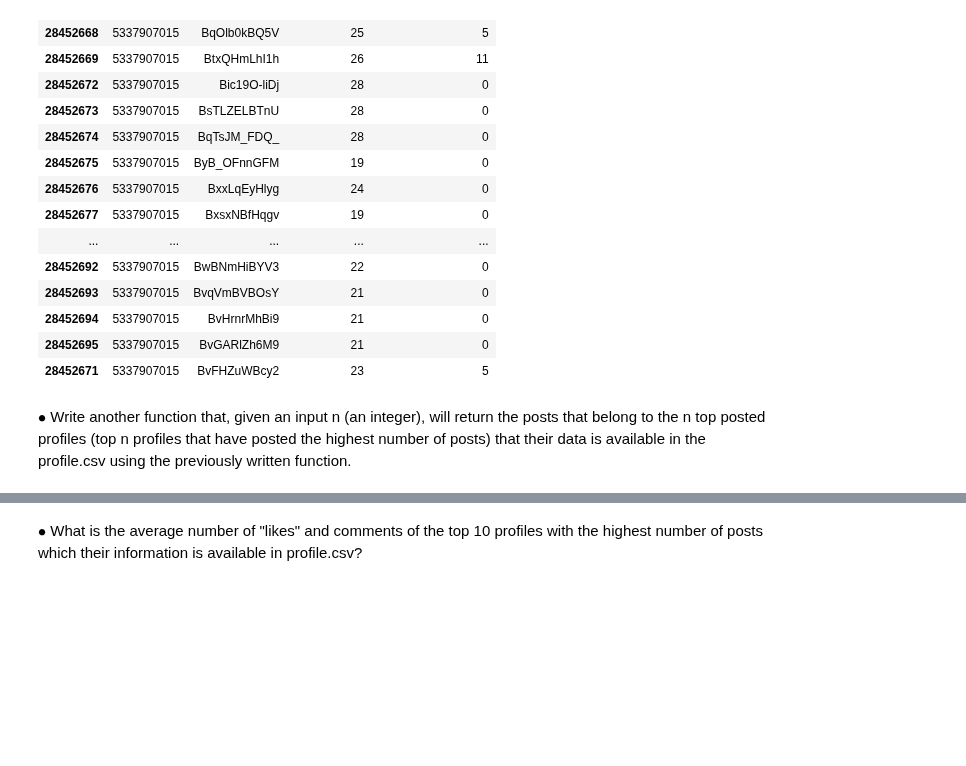
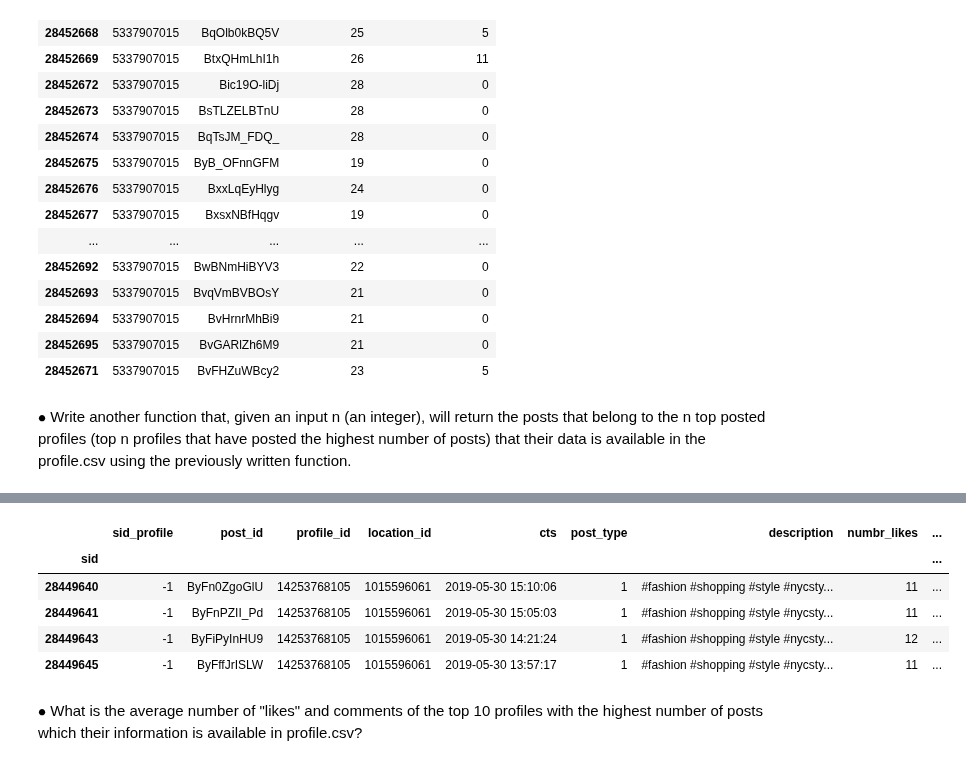
Before and after one commit to Prot10/ADM_HW_2, a Jupyter notebook: adm-andrea.ipynb, the cells around one changed output, grey strips where cells are left out. Saved outputs shown, nothing was run; the diff lists cells and outputs as text; code cells hidden in the pictures; blank space fills up the shorter version.

```diff
--- a/adm-andrea.ipynb
+++ b/adm-andrea.ipynb
@@ -447,3 +459,13 @@ top_posts_profiles(example)
+# %%
+# prova 2: da rivedere...
+posts.df.nlargest(3, 'profile_id', keep='all')
+# %% [output]
+|  | sid_profile | post_id | profile_id | location_id | cts | post_type | description | numbr_likes | ... |
+| sid |  |  |  |  |  |  |  |  | ... |
+| 28449640 | -1 | ByFn0ZgoGlU | 14253768105 | 1015596061 | 2019-05-30 15:10:06 | 1 | #fashion #shopping #style #nycsty... | 11 | ... |
+| 28449641 | -1 | ByFnPZII_Pd | 14253768105 | 1015596061 | 2019-05-30 15:05:03 | 1 | #fashion #shopping #style #nycsty... | 11 | ... |
+| 28449643 | -1 | ByFiPyInHU9 | 14253768105 | 1015596061 | 2019-05-30 14:21:24 | 1 | #fashion #shopping #style #nycsty... | 12 | ... |
+| 28449645 | -1 | ByFffJrISLW | 14253768105 | 1015596061 | 2019-05-30 13:57:17 | 1 | #fashion #shopping #style #nycsty... | 11 | ... |
 # %% [markdown]
 $\bullet$ What is the average number of "likes" and comments of the top 10 profiles with the highest number of posts which their information is available in profile.csv?
 # %%
```
Also changed, not shown: parts of 26 cells of this notebook.
